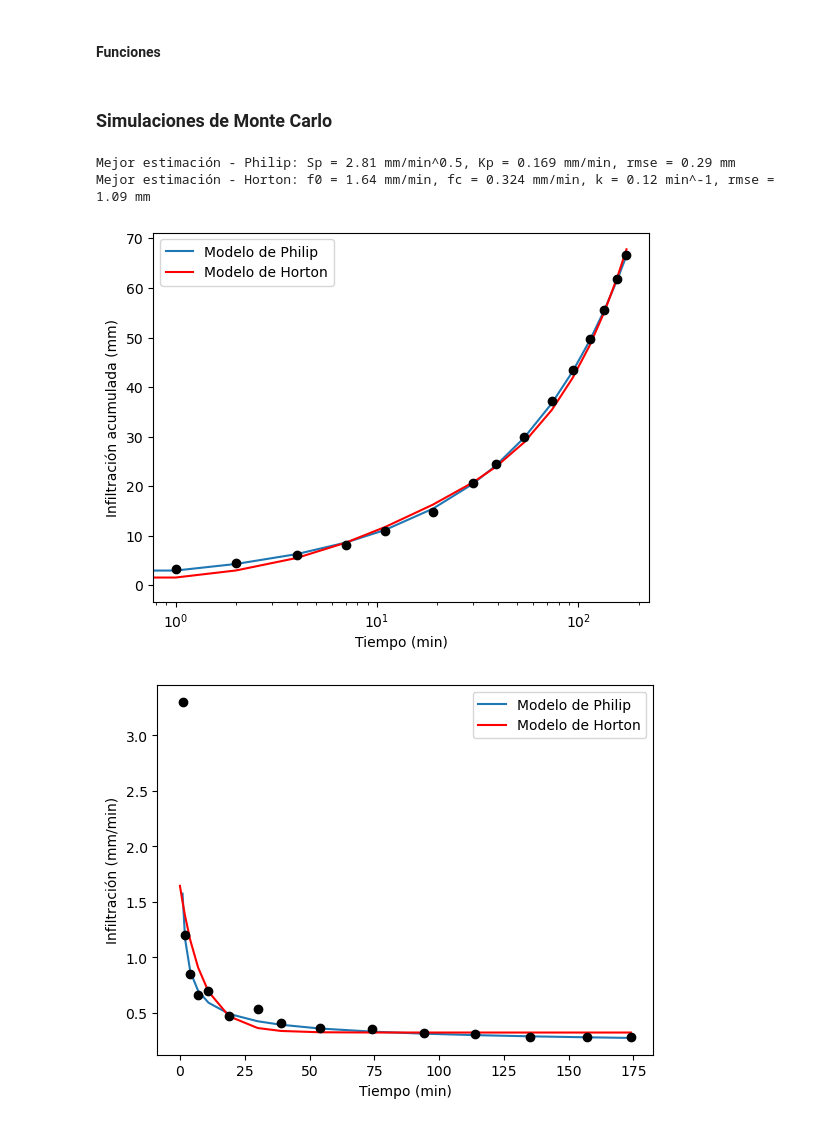
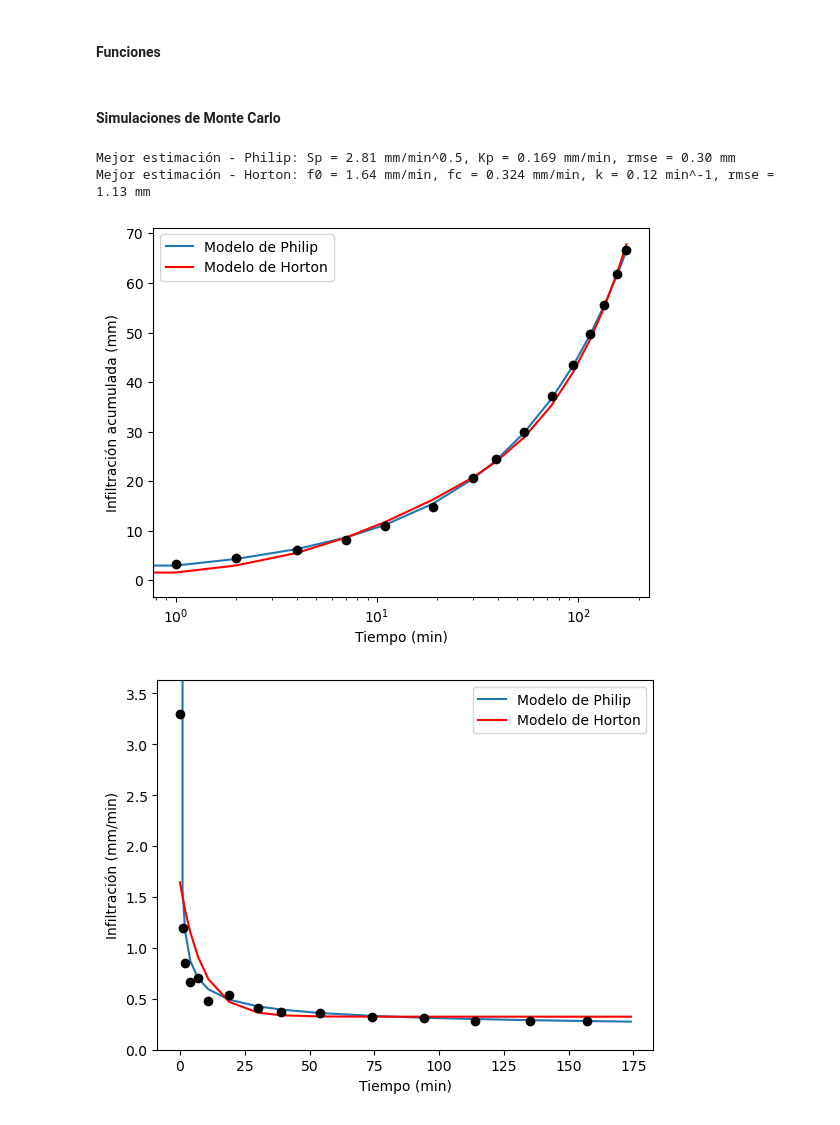
Before and after one commit to jshernandezs/ICYA4710, a Jupyter notebook: Notebooks/Rainfall_Runoff_basics.ipynb, the cells around one changed output. Saved outputs shown, nothing was run; the diff lists cells and outputs as text; code cells hidden in the pictures.

```diff
--- a/Notebooks/Rainfall_Runoff_basics.ipynb
+++ b/Notebooks/Rainfall_Runoff_basics.ipynb
@@ -178,7 +178,7 @@ def rmse(obs, sim):
     rmse = np.sqrt(res.dot(res)/len(res))
     return rmse
 # %% [markdown]
-### Simulaciones de Monte Carlo
+#### Simulaciones de Monte Carlo
 # %%
 def monte_carlo(params, fun_name, tout='tobs', Fout='Fobs'):
     F_out = []
@@ -222,38 +222,38 @@ f0 = best_params_horton[0]
 fc = best_params_horton[1]
 k  = best_params_horton[2]
 
 print(f'Mejor estimación - Philip: Sp = {Sp:3.2f} mm/min^0.5, Kp = {Kp:3.3} mm/min, rmse = {best_rmse_philip:3.2f} mm')
 print(f'Mejor estimación - Horton: f0 = {f0:3.2f} mm/min, fc = {fc:3.3f} mm/min, k = {k:3.2f} min^-1, rmse = {best_rmse_horton:3.2f} mm')
 
 # Soluciones (mejor ajuste)
 Fp = philip(data['tobs'],Sp,Kp).get('F')
 Fh = horton(data['tobs'],f0,fc,k).get('F')
 
 # Gráfica - valores acumulados
 plt.plot(tobs, Fp, label='Modelo de Philip')
 plt.plot(tobs, Fh,'r',label='Modelo de Horton')
 plt.plot(tobs,Fobs, 'ko')
 plt.xscale('log')
 plt.xlabel('Tiempo (min)')
 plt.ylabel('Infiltración acumulada (mm)')
 plt.legend()
 plt.show()
 
 # Gráfica - valores instantáneos
-fp = philip(data['tobs'],Sp,Kp).get('f')
+fp = philip(data['tobs'],Sp,Kp).get('f'); fp[0] = 1e6
 fh = horton(data['tobs'],f0,fc,k).get('f')
 fobs = np.diff(data['Fobs'])/np.diff(data['tobs'])
-tobs1 = np.array(data['tobs'])[1:]
 
-plt.plot(tobs, fp, label='Modelo de Philip')
-plt.plot(tobs, fh,'r',label='Modelo de Horton')
-plt.plot(tobs1,fobs, 'ko')
+plt.plot(tobs[:], fp[:], label='Modelo de Philip')
+plt.plot(tobs[:], fh[:],'r',label='Modelo de Horton')
+plt.plot(tobs[:-1],fobs, 'ko')
 plt.xlabel('Tiempo (min)')
 plt.ylabel('Infiltración (mm/min)')
+plt.ylim([0,1.1*max(fobs)])
 plt.legend()
 plt.show()
 # %% [output]
-Mejor estimación - Philip: Sp = 2.81 mm/min^0.5, Kp = 0.169 mm/min, rmse = 0.29 mm
-Mejor estimación - Horton: f0 = 1.64 mm/min, fc = 0.324 mm/min, k = 0.12 min^-1, rmse = 1.09 mm
+Mejor estimación - Philip: Sp = 2.81 mm/min^0.5, Kp = 0.169 mm/min, rmse = 0.30 mm
+Mejor estimación - Horton: f0 = 1.64 mm/min, fc = 0.324 mm/min, k = 0.12 min^-1, rmse = 1.13 mm
 [figure]
-[figure, old version]
+[figure, new version]
```
Also changed, not shown: parts of 19 cells of this notebook, 6 other files.
